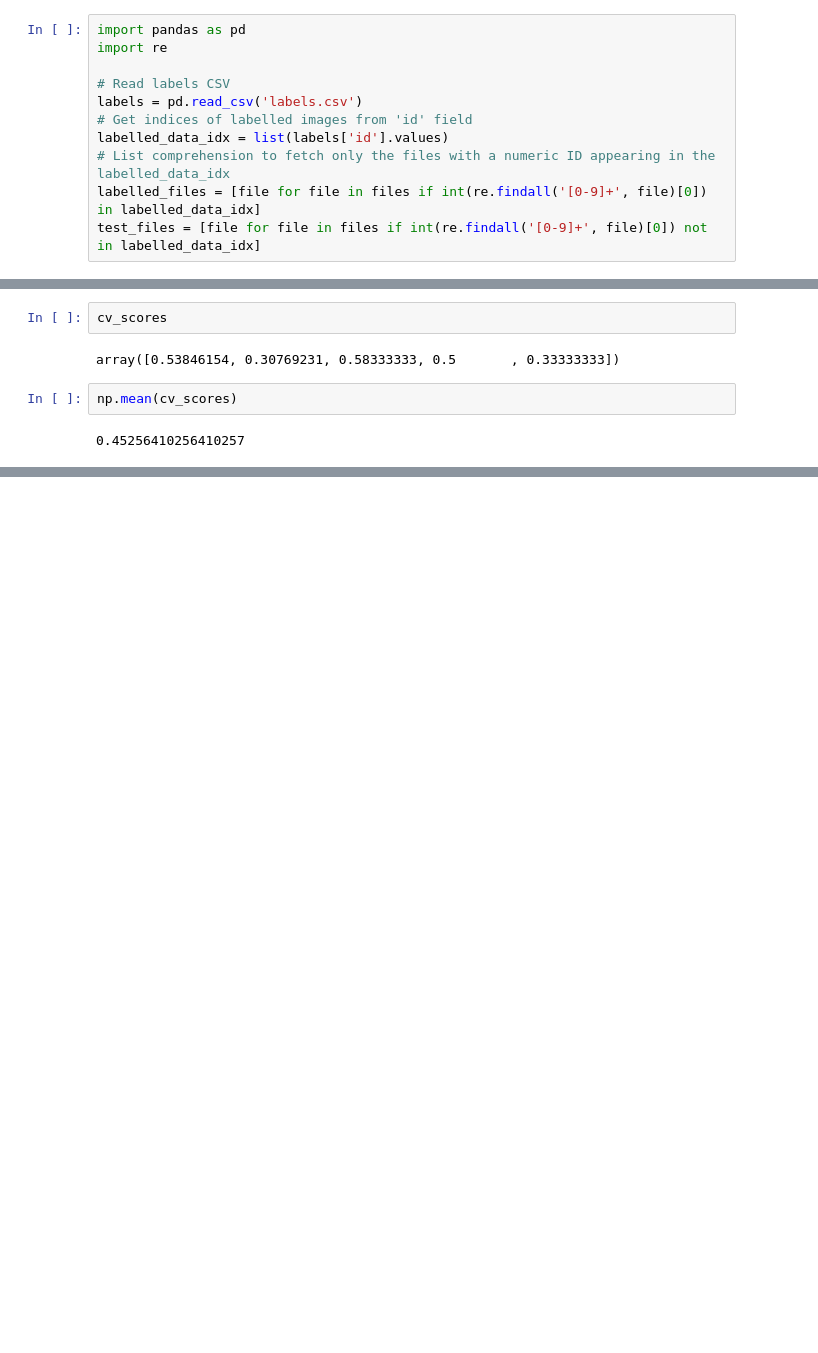
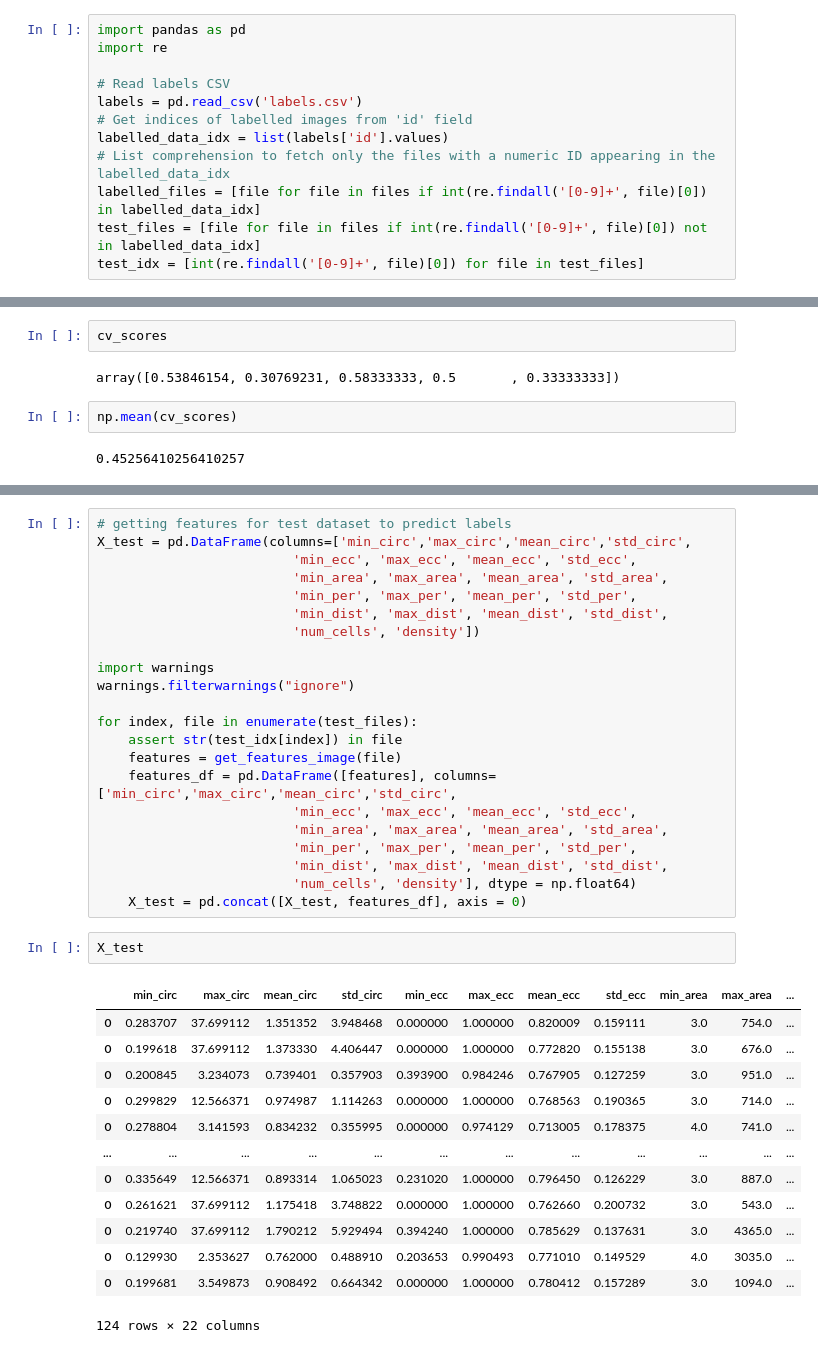
Before and after one commit to yannikschaelte/oxml_carcinoma_classification, a Jupyter notebook: OxML_HC_Giacomo_Segmentation.ipynb, the cells around one changed output, grey strips where cells are left out. Drawn from its saved outputs; the diff is of its cells as text; blank space fills up the shorter version.

Commit message:
Updating Giacomo feature selection
Performing predictions on unseen test dataset for submission

```diff
--- a/OxML_HC_Giacomo_Segmentation.ipynb
+++ b/OxML_HC_Giacomo_Segmentation.ipynb
@@ -230,6 +230,7 @@ labelled_data_idx = list(labels['id'].values)
 # List comprehension to fetch only the files with a numeric ID appearing in the labelled_data_idx
 labelled_files = [file for file in files if int(re.findall('[0-9]+', file)[0]) in labelled_data_idx]
 test_files = [file for file in files if int(re.findall('[0-9]+', file)[0]) not in labelled_data_idx]
+test_idx = [int(re.findall('[0-9]+', file)[0]) for file in test_files]
 # %%
 labels['malignant'].hist()
 # %% [output]
@@ -302,0 +321,38 @@ np.mean(cv_scores)
+# %%
+# getting features for test dataset to predict labels
+X_test = pd.DataFrame(columns=['min_circ','max_circ','mean_circ','std_circ',
+                         'min_ecc', 'max_ecc', 'mean_ecc', 'std_ecc',
+                         'min_area', 'max_area', 'mean_area', 'std_area',
+                         'min_per', 'max_per', 'mean_per', 'std_per',
+                         'min_dist', 'max_dist', 'mean_dist', 'std_dist',
+                         'num_cells', 'density'])
+
+import warnings
+warnings.filterwarnings("ignore")
+
+for index, file in enumerate(test_files):
+    assert str(test_idx[index]) in file
+    features = get_features_image(file)
+    features_df = pd.DataFrame([features], columns=['min_circ','max_circ','mean_circ','std_circ',
+                         'min_ecc', 'max_ecc', 'mean_ecc', 'std_ecc',
+                         'min_area', 'max_area', 'mean_area', 'std_area',
+                         'min_per', 'max_per', 'mean_per', 'std_per',
+                         'min_dist', 'max_dist', 'mean_dist', 'std_dist',
+                         'num_cells', 'density'], dtype = np.float64)
+    X_test = pd.concat([X_test, features_df], axis = 0)
+# %%
+X_test
+# %% [output]
+|  | min_circ | max_circ | mean_circ | std_circ | min_ecc | max_ecc | mean_ecc | std_ecc | min_area | max_area | ... |
+| 0 | 0.283707 | 37.699112 | 1.351352 | 3.948468 | 0.000000 | 1.000000 | 0.820009 | 0.159111 | 3.0 | 754.0 | ... |
+| 0 | 0.199618 | 37.699112 | 1.373330 | 4.406447 | 0.000000 | 1.000000 | 0.772820 | 0.155138 | 3.0 | 676.0 | ... |
+| 0 | 0.200845 | 3.234073 | 0.739401 | 0.357903 | 0.393900 | 0.984246 | 0.767905 | 0.127259 | 3.0 | 951.0 | ... |
+| 0 | 0.299829 | 12.566371 | 0.974987 | 1.114263 | 0.000000 | 1.000000 | 0.768563 | 0.190365 | 3.0 | 714.0 | ... |
+| 0 | 0.278804 | 3.141593 | 0.834232 | 0.355995 | 0.000000 | 0.974129 | 0.713005 | 0.178375 | 4.0 | 741.0 | ... |
+| ... | ... | ... | ... | ... | ... | ... | ... | ... | ... | ... | ... |
+| 0 | 0.335649 | 12.566371 | 0.893314 | 1.065023 | 0.231020 | 1.000000 | 0.796450 | 0.126229 | 3.0 | 887.0 | ... |
+| 0 | 0.261621 | 37.699112 | 1.175418 | 3.748822 | 0.000000 | 1.000000 | 0.762660 | 0.200732 | 3.0 | 543.0 | ... |
+| 0 | 0.219740 | 37.699112 | 1.790212 | 5.929494 | 0.394240 | 1.000000 | 0.785629 | 0.137631 | 3.0 | 4365.0 | ... |
+| 0 | 0.129930 | 2.353627 | 0.762000 | 0.488910 | 0.203653 | 0.990493 | 0.771010 | 0.149529 | 4.0 | 3035.0 | ... |
+| 0 | 0.199681 | 3.549873 | 0.908492 | 0.664342 | 0.000000 | 1.000000 | 0.780412 | 0.157289 | 3.0 | 1094.0 | ... |
+124 rows × 22 columns
```
Also changed, not shown: parts of 11 cells of this notebook.
